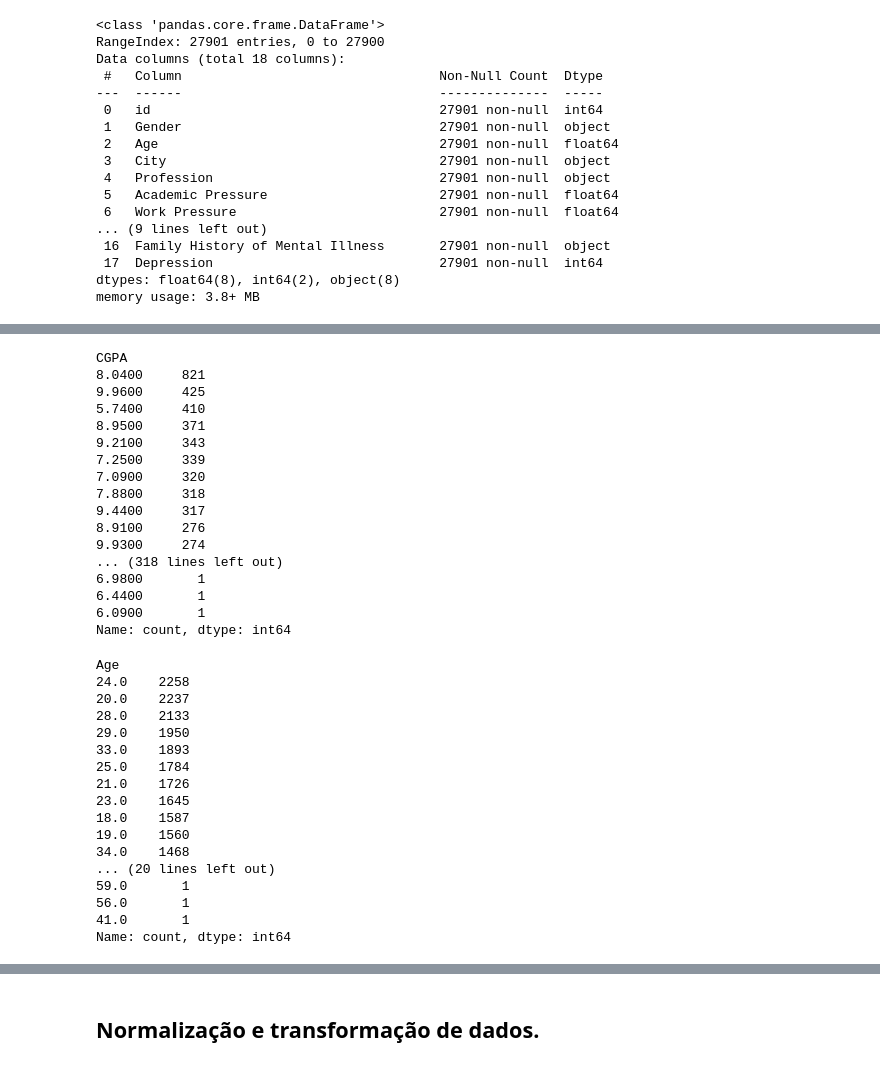
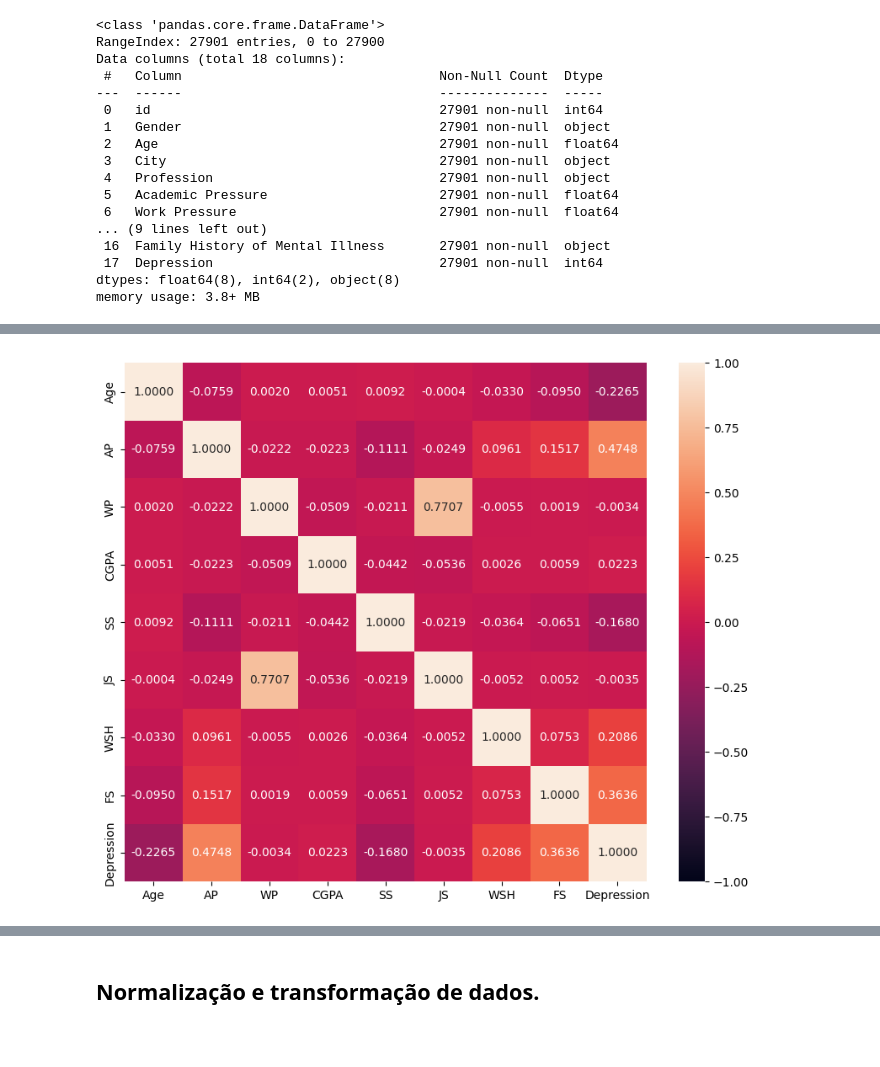
Before and after one commit to gribeiros/depression-dataset, a Jupyter notebook: notebook/drepession-dataset.ipynb, the cells around one changed output, grey strips where cells are left out. Saved outputs shown, nothing was run; the diff lists cells and outputs as text; code cells hidden in the pictures; blank space fills up the shorter version.

```diff
--- a/notebook/drepession-dataset.ipynb
+++ b/notebook/drepession-dataset.ipynb
@@ -19,6 +19,7 @@ import matplotlib.pyplot as plt
 # Importando o statsmodels para modelagem estatística (ex.: regressão logística)
 # e o módulo stepwise do pacote statstests para seleção de variáveis via procedimento stepwise
 import statsmodels.api as sm
+from statsmodels.stats.outliers_influence import variance_inflation_factor
 from statstests.process import stepwise
 
 # Importando funções do scikit-learn para:
@@ -30,10 +31,11 @@ from sklearn.metrics import (confusion_matrix, accuracy_score, ConfusionMatrixDi
                              balanced_accuracy_score, classification_report)
 from sklearn.model_selection import train_test_split
 from sklearn.tree import DecisionTreeClassifier, plot_tree
+from scipy.stats import chi2_contingency
+from itertools import combinations
 
 # Configurando o pandas para exibir todas as linhas do DataFrame durante a análise exploratória
 pd.set_option("display.max_rows", None)
-sns.set_style('whitegrid')
 # %% [markdown]
 ## Carregamento dos dados:
 # %%
@@ -190,38 +131,7 @@ plt.show()
-# %%
-display(df['CGPA'].value_counts())
-display(df['Age'].value_counts())
-# %% [output]
-CGPA
-8.0400     821
-9.9600     425
-5.7400     410
-8.9500     371
-9.2100     343
-7.2500     339
-7.0900     320
-7.8800     318
-9.4400     317
-8.9100     276
-9.9300     274
-... (318 lines left out)
-6.9800       1
-6.4400       1
-6.0900       1
-Name: count, dtype: int64
-Age
-24.0    2258
-20.0    2237
-28.0    2133
-29.0    1950
-33.0    1893
-25.0    1784
-21.0    1726
-23.0    1645
-18.0    1587
-19.0    1560
-34.0    1468
-... (20 lines left out)
-59.0       1
-56.0       1
-41.0       1
-Name: count, dtype: int64
+# %%
+plt.figure(figsize=(10, 8))
+sns.heatmap(df[columns_numeric].corr(), annot=True,
+            fmt=".4f",  annot_kws={'size': 10}, vmin=-1, vmax=1)
+plt.show()
+# %% [output]
+[figure, added]
```
Also changed, not shown: parts of 81 cells of this notebook.
